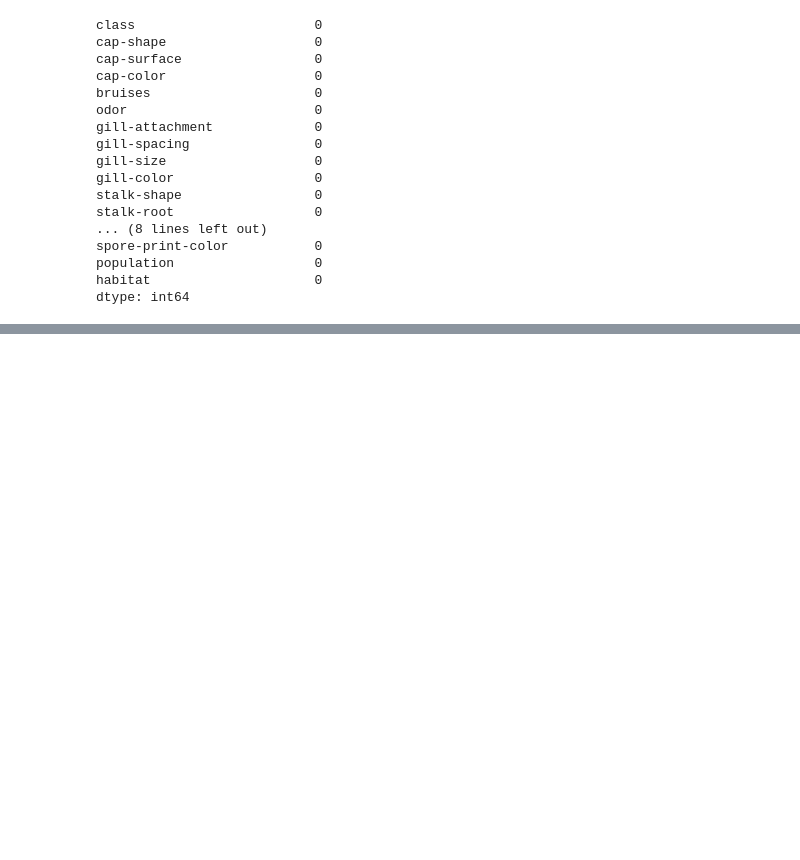
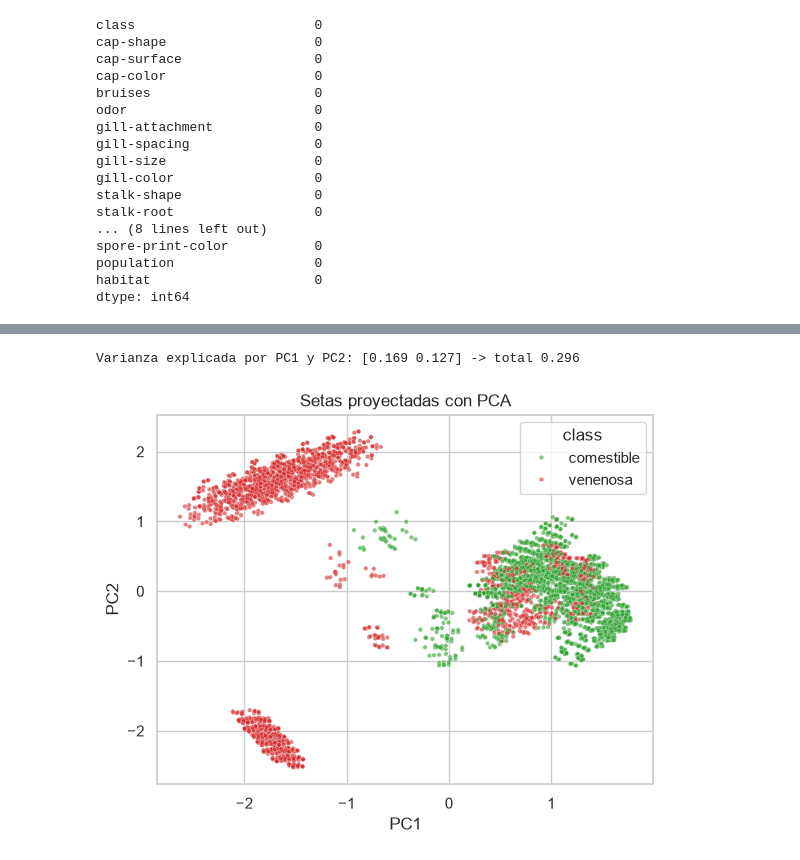
Before and after one commit to IA-P1-BCN/juanCarlos-investigacion-clustering, a Jupyter notebook: workshop-setas.ipynb, the cells around one changed output, grey strips where cells are left out. Saved outputs shown, nothing was run; the diff lists cells and outputs as text; code cells hidden in the pictures; blank space fills up the shorter version.

Commit message:
taller(03): setas — exploración y reducción de dimensionalidad
Co-Authored-By: Claude Opus 5.5 <noreply@anthropic.com>

```diff
--- a/workshop-setas.ipynb
+++ b/workshop-setas.ipynb
@@ -208,0 +170,17 @@ X_train.shape, X_test.shape
+# %%
+from sklearn.decomposition import PCA
+
+pca = PCA(n_components=2, random_state=RANDOM_STATE)
+X_pca = pca.fit_transform(X_train)  # cada seta pasa a ser un punto (PC1, PC2)
+print("Varianza explicada por PC1 y PC2:", pca.explained_variance_ratio_.round(3),
+      "-> total", pca.explained_variance_ratio_.sum().round(3))
+
+# Coloreamos con la etiqueta SOLO para mirar: PCA no la ha usado
+sns.scatterplot(x=X_pca[:, 0], y=X_pca[:, 1], hue=y_train.map({0: "comestible", 1: "venenosa"}),
+                hue_order=["comestible", "venenosa"], palette={"comestible": "tab:green", "venenosa": "tab:red"},
+                s=10, alpha=0.6)
+plt.xlabel("PC1"); plt.ylabel("PC2"); plt.title("Setas proyectadas con PCA")
+plt.show()
+# %% [output]
+Varianza explicada por PC1 y PC2: [0.169 0.127] -> total 0.296
+[figure, added]
```
Also changed, not shown: parts of 35 cells of this notebook, 5 other files.
